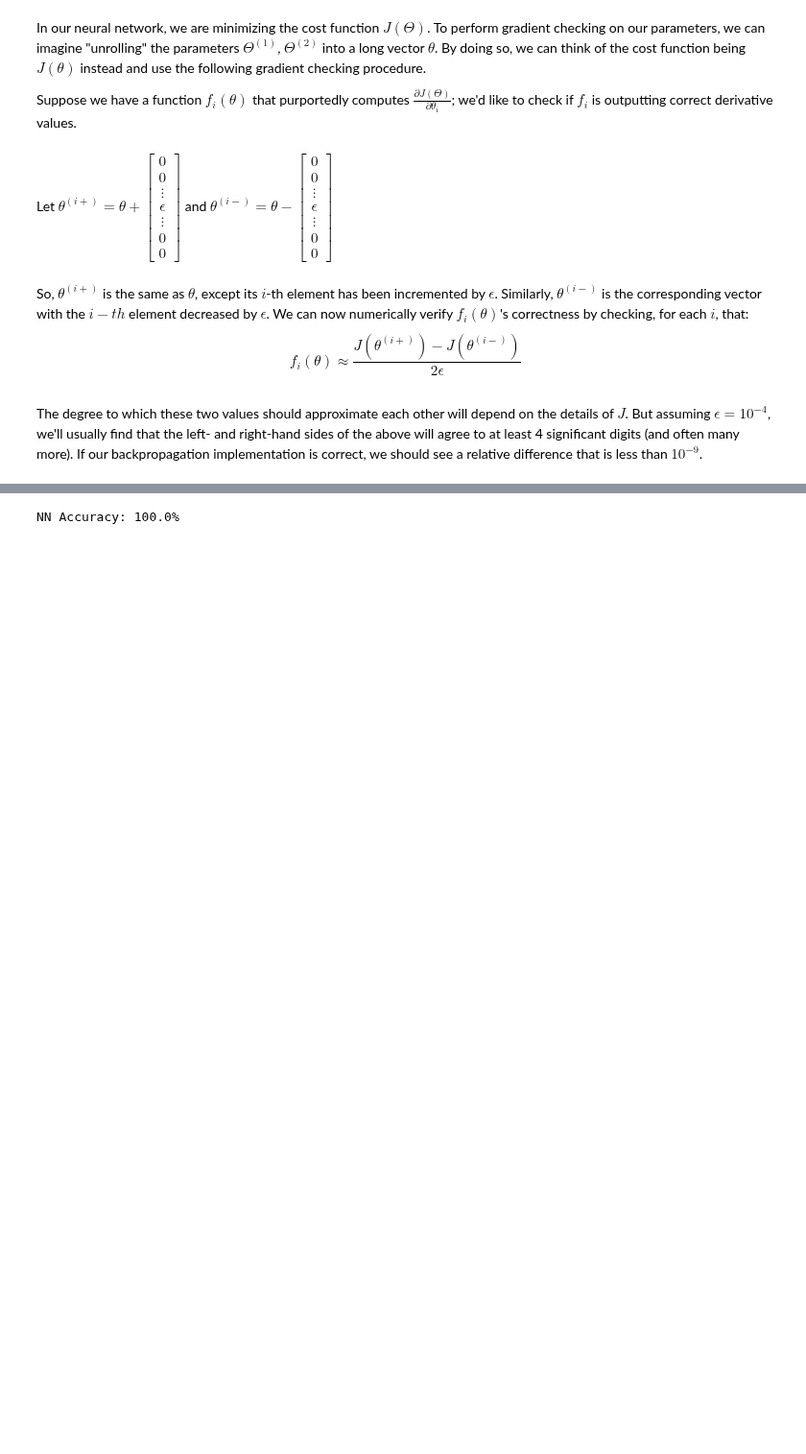
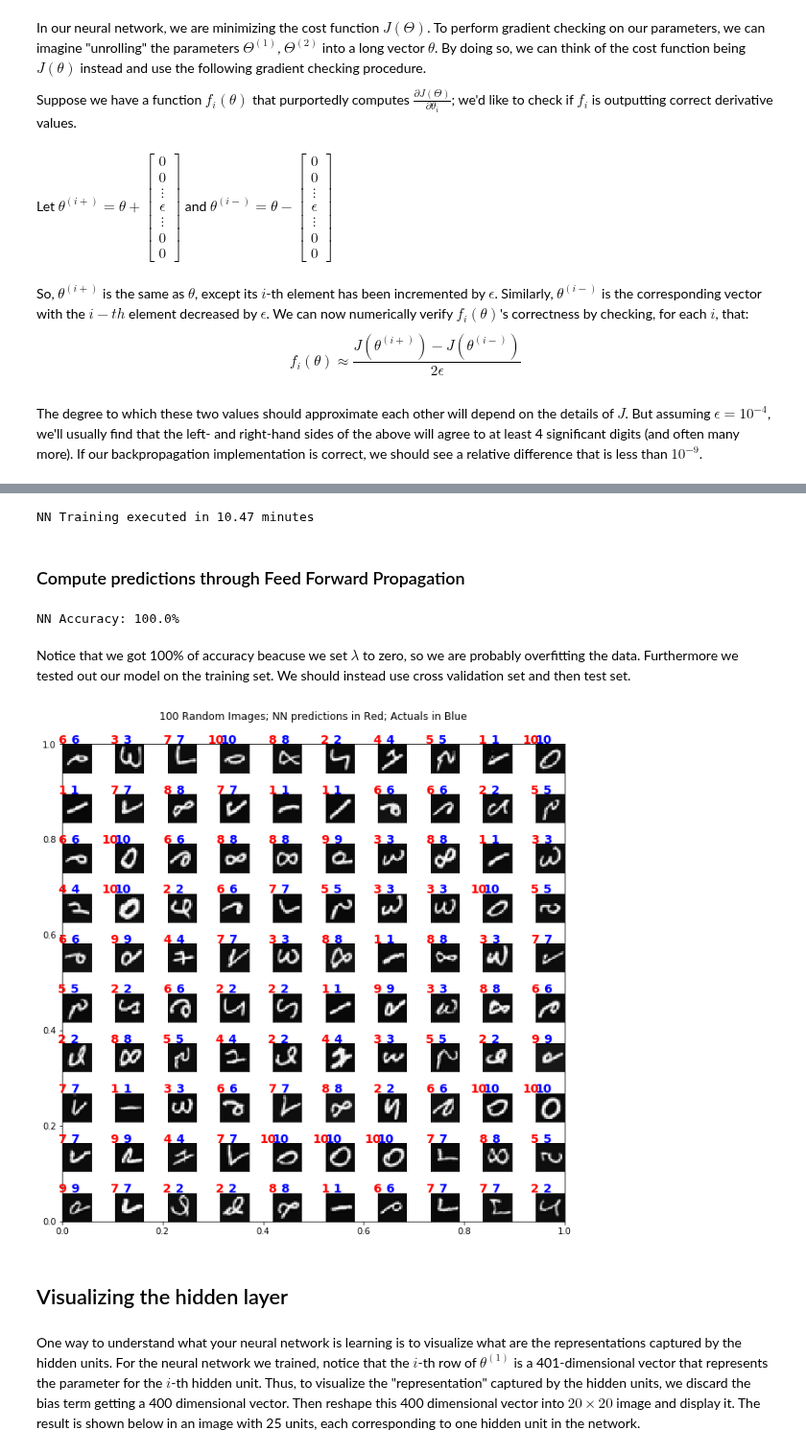
Before and after one commit to Pptr95/machine-learning-AndrewNg, a Jupyter notebook: assignment4/ex4/Neural-Networks-Backpropagation.ipynb, the cells around one changed output, grey strips where cells are left out. Shown at 96% size. Drawn from its saved outputs; the diff is of its cells as text; code cells hidden in the pictures; blank space fills up the shorter version.

```diff
--- a/assignment4/ex4/Neural-Networks-Backpropagation.ipynb
+++ b/assignment4/ex4/Neural-Networks-Backpropagation.ipynb
@@ -323,23 +337,49 @@ def predict(Theta1, Theta2, X):
+# %%
+total = end-start
+print("NN Training executed in", round(total/60, 2), "minutes")
+# %% [output]
+NN Training executed in 10.47 minutes
+# %% [markdown]
+### Compute predictions through Feed Forward Propagation
 # %%
 optimized_nn_weights = opt_results[0]
-
-mat4 = sio.loadmat('ex4data1.mat')
-X = mat4['X']
-y = mat4['y']
-X = X[0:50, :]
-y = y[0:50, :]
-input_layer_size  = 400 # 20x20 Input Images of Digits
-hidden_layer_size = 25  # 25 hidden units
-num_labels = 10
 Theta1 = optimized_nn_weights[0:hidden_layer_size * (input_layer_size + 1)].reshape(hidden_layer_size, input_layer_size + 1)
 Theta2 = optimized_nn_weights[hidden_layer_size * (input_layer_size + 1):].reshape(num_labels, hidden_layer_size + 1)
 
-
 # feed forward propagation
-Theta1.shape, Theta2.shape
-p = predict(Theta1, Theta2, X)
-accuracy = (y == p.reshape(-1,1)).mean()*100
+predictions = forwardPropagationPredictions(Theta1, Theta2, X)
+accuracy = (y == predictions.reshape(-1,1)).mean()*100
 
 print('NN Accuracy: {0}%'.format(round(accuracy, 2)))
 # %% [output]
 NN Accuracy: 100.0%
+# %% [markdown]
+Notice that we got 100% of accuracy beacuse we set $\lambda$ to zero, so we are probably overfitting the data. Furthermore we tested out our model on the training set. We should instead use cross validation set and then test set.
+# %%
+def displayPredictions(X, y, predictions):
+    fig = plt.figure(figsize=(9,9))
+    plt.title('100 Random Images; NN predictions in Red; Actuals in Blue', y=1.04)
+    indexes = random.sample(range(1, X.shape[0]), 100)
+    images = X[indexes,:]
+    pred = predictions[indexes]
+    actuals = y[indexes]
+    for i in np.arange(10):
+        for j in np.arange(10):
+            ax = fig.add_subplot(10, 10, (10*j+i)+1)
+            ax.matshow(images[10*j+i,:].reshape(20,20), cmap = 'gray')
+            ax.annotate(pred[10*j+i], xy=(2, 1), color='r', weight='bold', size=14,
+                        horizontalalignment='right', verticalalignment='bottom')
+            ax.annotate(actuals[10*j+i][0], xy=(11, 1), color='b', weight='bold', size=14,
+                        horizontalalignment='right', verticalalignment='bottom')
+            plt.xticks(np.array([]))
+            plt.yticks(np.array([]))
+    plt.tight_layout()
+    plt.show()
+# %%
+displayPredictions(X, y, predictions)
+# %% [output]
+[figure, added]
+# %% [markdown]
+## Visualizing the hidden layer
+# %% [markdown]
+One way to understand what your neural network is learning is to visualize what are the representations captured by the hidden units. For the neural network we trained, notice that the $i$-th row of $\theta^{(1)}$ is a 401-dimensional vector that represents the parameter for the $i$-th hidden unit. Thus, to visualize the "representation" captured by the hidden units, we discard the bias term getting a 400 dimensional vector. Then reshape this 400 dimensional vector into $20 \times 20$ image and display it. The result is shown below in an image with 25 units, each corresponding to one hidden unit in the network.
```
Also changed, not shown: parts of 29 cells of this notebook, 1 other file.
